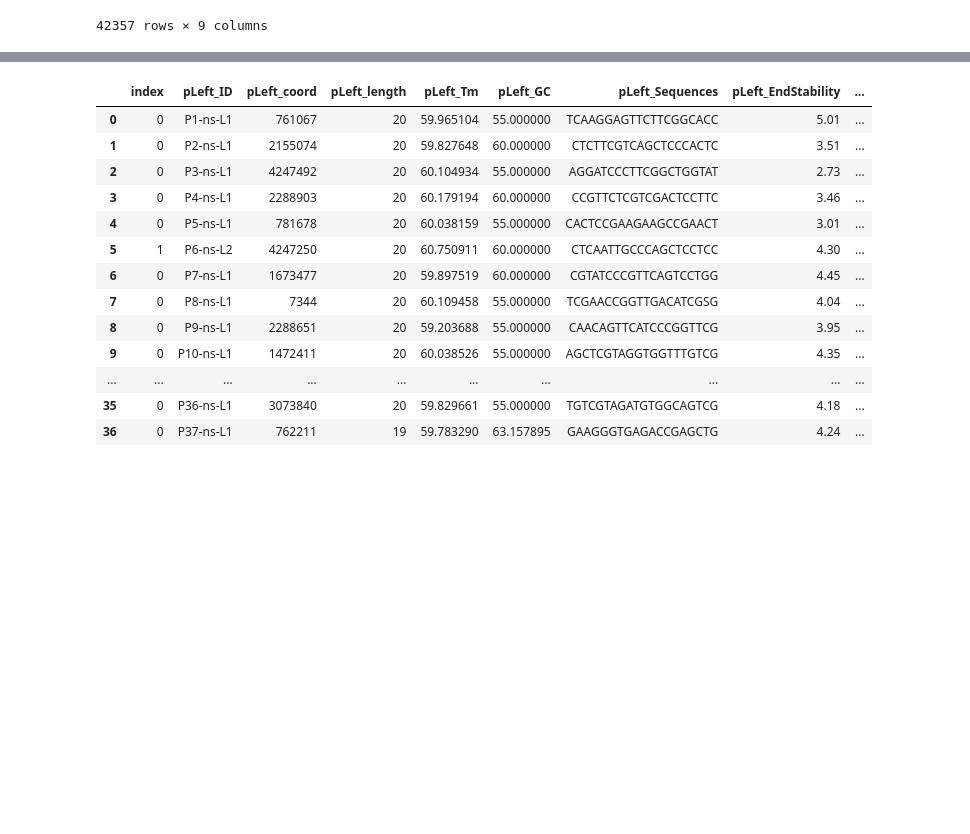
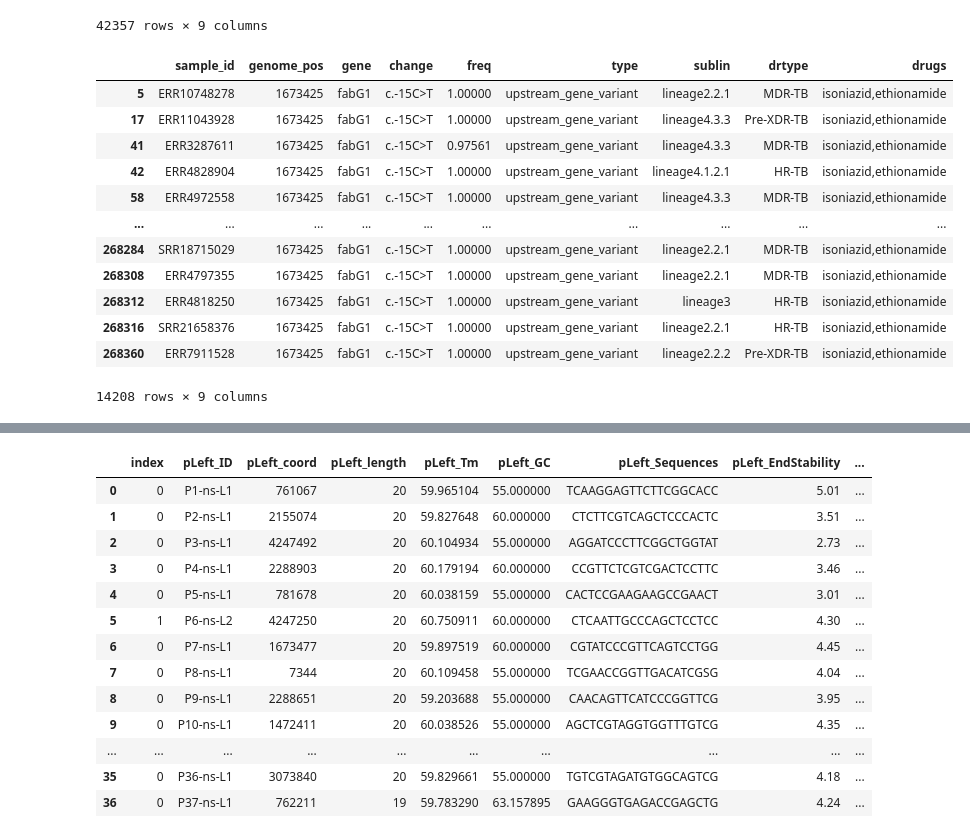
Before and after one commit to linfeng-wang/TOAST, a Jupyter notebook: cache/scratch.ipynb, the cells around one changed output, grey strips where cells are left out. Cells and saved outputs as stored; diff of their text form; code cells hidden in the pictures; blank space fills up the shorter version.

```diff
--- a/cache/scratch.ipynb
+++ b/cache/scratch.ipynb
@@ -50,3 +56,19 @@ amp_snp
 | 268349 | ERR4797048 | 761155 | rpoB | p.Ser450Leu | 1.000000 | missense_variant | lineage2.2.1 | Pre-XDR-TB | rifampicin |
 | 268357 | ERR7911528 | 761155 | rpoB | p.Ser450Leu | 1.000000 | missense_variant | lineage2.2.2 | Pre-XDR-TB | rifampicin |
 42357 rows × 9 columns
+# %%
+full_data[full_data['gene']=='fabG1']
+# %% [output]
+|  | sample_id | genome_pos | gene | change | freq | type | sublin | drtype | drugs |
+| 5 | ERR10748278 | 1673425 | fabG1 | c.-15C>T | 1.00000 | upstream_gene_variant | lineage2.2.1 | MDR-TB | isoniazid,ethionamide |
+| 17 | ERR11043928 | 1673425 | fabG1 | c.-15C>T | 1.00000 | upstream_gene_variant | lineage4.3.3 | Pre-XDR-TB | isoniazid,ethionamide |
+| 41 | ERR3287611 | 1673425 | fabG1 | c.-15C>T | 0.97561 | upstream_gene_variant | lineage4.3.3 | MDR-TB | isoniazid,ethionamide |
+| 42 | ERR4828904 | 1673425 | fabG1 | c.-15C>T | 1.00000 | upstream_gene_variant | lineage4.1.2.1 | HR-TB | isoniazid,ethionamide |
+| 58 | ERR4972558 | 1673425 | fabG1 | c.-15C>T | 1.00000 | upstream_gene_variant | lineage4.3.3 | MDR-TB | isoniazid,ethionamide |
+| ... | ... | ... | ... | ... | ... | ... | ... | ... | ... |
+| 268284 | SRR18715029 | 1673425 | fabG1 | c.-15C>T | 1.00000 | upstream_gene_variant | lineage2.2.1 | MDR-TB | isoniazid,ethionamide |
+| 268308 | ERR4797355 | 1673425 | fabG1 | c.-15C>T | 1.00000 | upstream_gene_variant | lineage2.2.1 | MDR-TB | isoniazid,ethionamide |
+| 268312 | ERR4818250 | 1673425 | fabG1 | c.-15C>T | 1.00000 | upstream_gene_variant | lineage3 | HR-TB | isoniazid,ethionamide |
+| 268316 | SRR21658376 | 1673425 | fabG1 | c.-15C>T | 1.00000 | upstream_gene_variant | lineage2.2.1 | HR-TB | isoniazid,ethionamide |
+| 268360 | ERR7911528 | 1673425 | fabG1 | c.-15C>T | 1.00000 | upstream_gene_variant | lineage2.2.2 | Pre-XDR-TB | isoniazid,ethionamide |
+14208 rows × 9 columns
```
Also changed, not shown: parts of 9 cells of this notebook, 13 other files.
